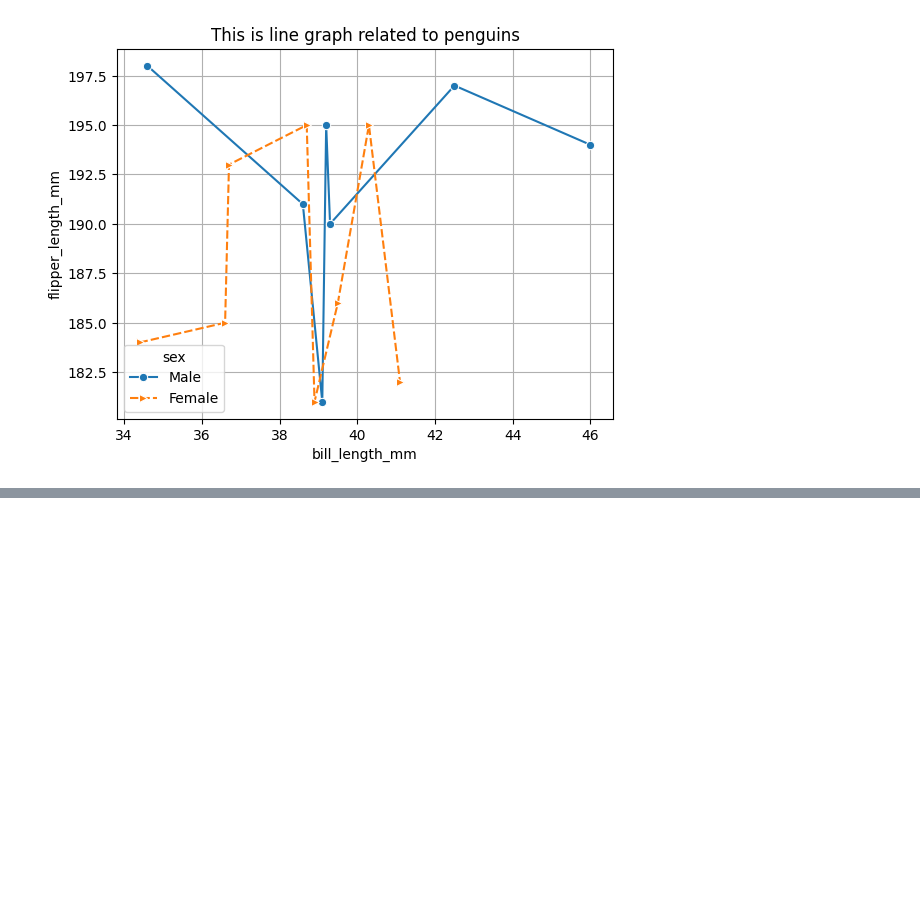
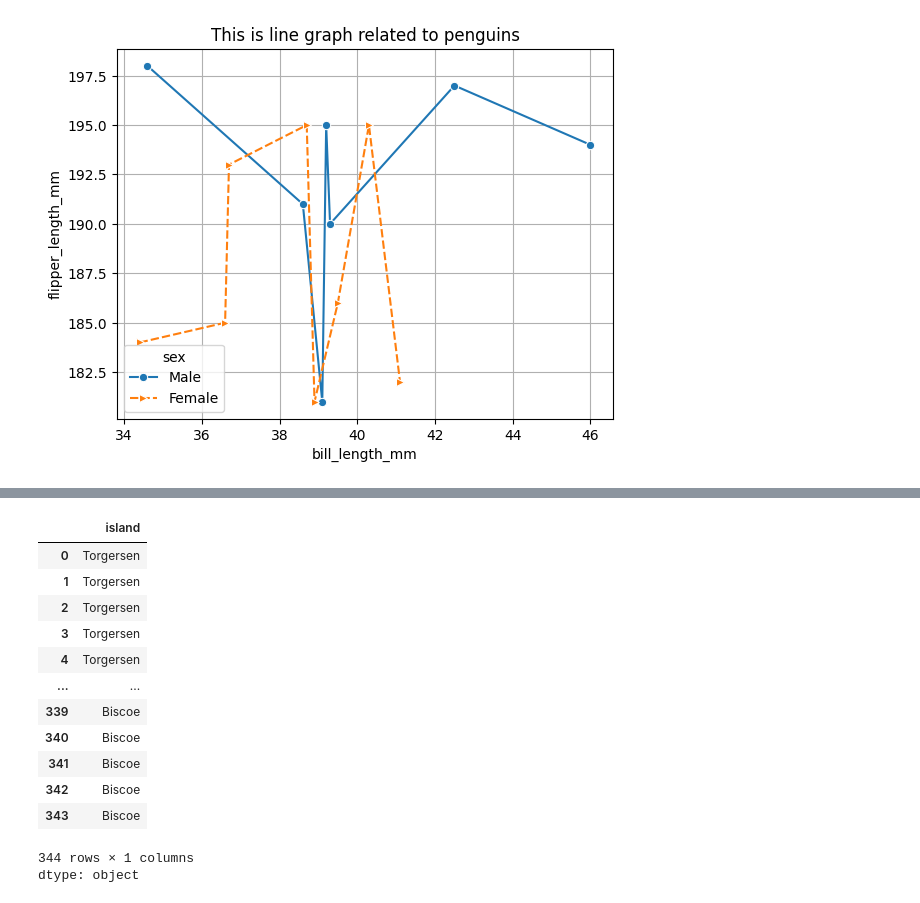
Before and after one commit to Sahilkushwaha7777/seabornlib-practice, a Jupyter notebook: seaborn.ipynb, the cells around one changed output, grey strips where cells are left out. Saved outputs shown, nothing was run; the diff lists cells and outputs as text; code cells hidden in the pictures; blank space fills up the shorter version.

```diff
--- a/seaborn.ipynb
+++ b/seaborn.ipynb
@@ -118,0 +143,17 @@ plt.show()
+# %%
+df1["island"]
+# %% [output]
+|  | island |
+| 0 | Torgersen |
+| 1 | Torgersen |
+| 2 | Torgersen |
+| 3 | Torgersen |
+| 4 | Torgersen |
+| ... | ... |
+| 339 | Biscoe |
+| 340 | Biscoe |
+| 341 | Biscoe |
+| 342 | Biscoe |
+| 343 | Biscoe |
+344 rows × 1 columns
+dtype: object
```
Also changed, not shown: parts of 8 cells of this notebook.
